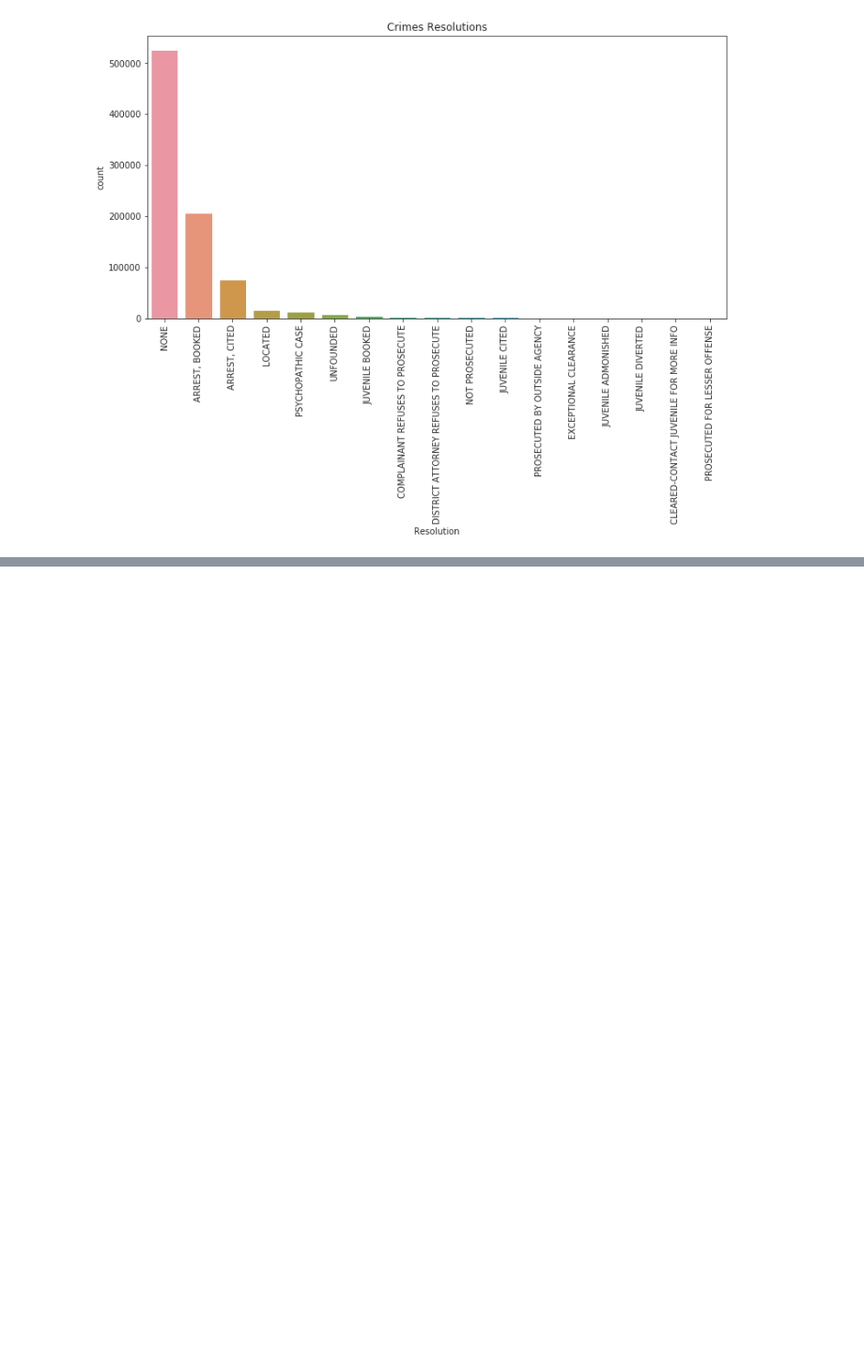
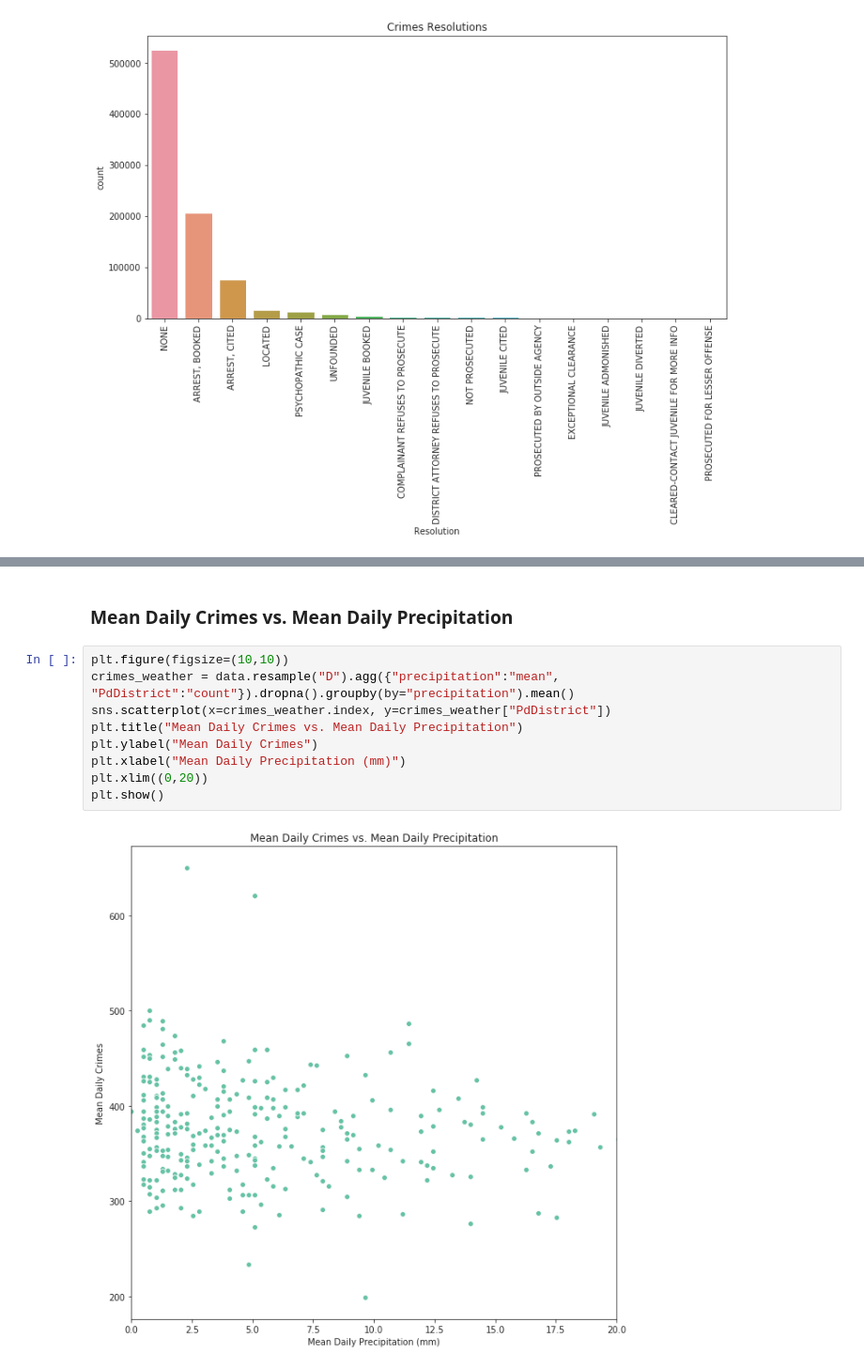
Before and after one commit to fescobar96/Crime-Prediction-in-San-Francisco, a Jupyter notebook: EDA.ipynb, the cells around one changed output, grey strips where cells are left out. Shown at 94% size. Drawn from its saved outputs; the diff is of its cells as text; blank space fills up the shorter version.

```diff
--- a/EDA.ipynb
+++ b/EDA.ipynb
@@ -206,0 +230,13 @@ data.groupby(by="avg_temp")
+# %% [markdown]
+### **Mean Daily Crimes vs. Mean Daily Precipitation**
+# %%
+plt.figure(figsize=(10,10))
+crimes_weather = data.resample("D").agg({"precipitation":"mean", "PdDistrict":"count"}).dropna().groupby(by="precipitation").mean()
+sns.scatterplot(x=crimes_weather.index, y=crimes_weather["PdDistrict"])
+plt.title("Mean Daily Crimes vs. Mean Daily Precipitation")
+plt.ylabel("Mean Daily Crimes")
+plt.xlabel("Mean Daily Precipitation (mm)")
+plt.xlim((0,20))
+plt.show()
+# %% [output]
+[figure, added]
```
Also changed, not shown: parts of 13 cells of this notebook.
